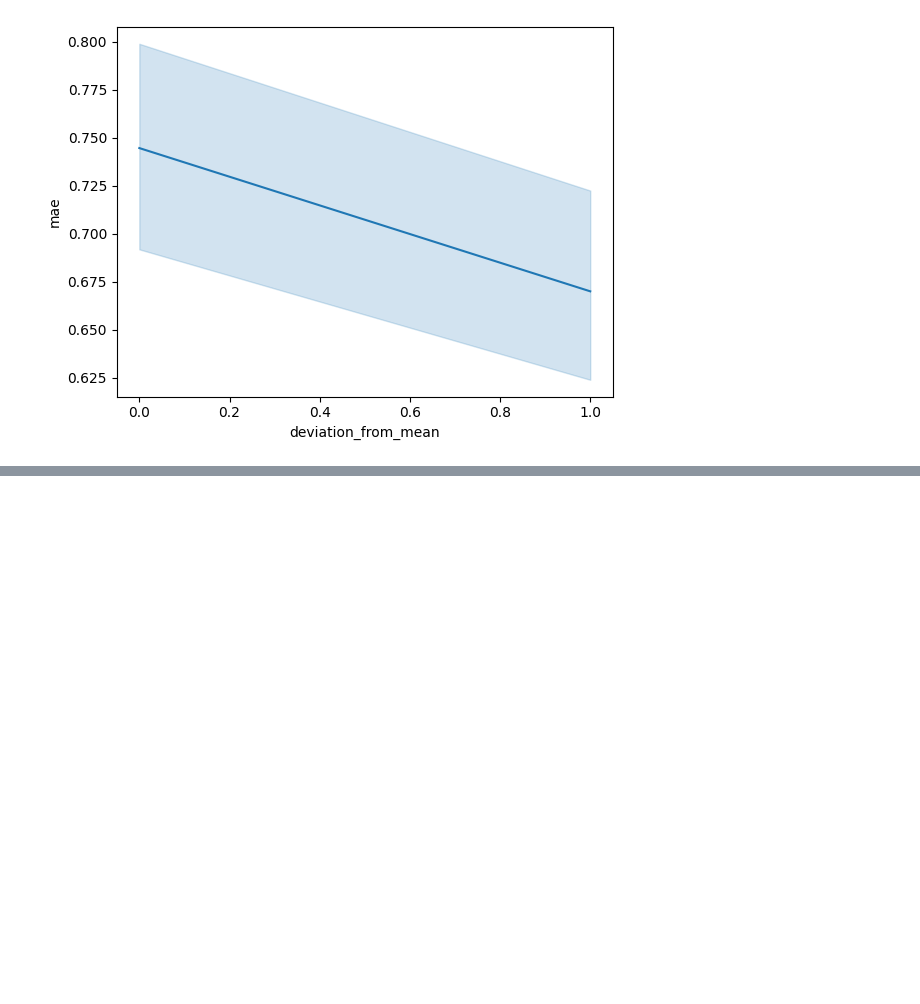
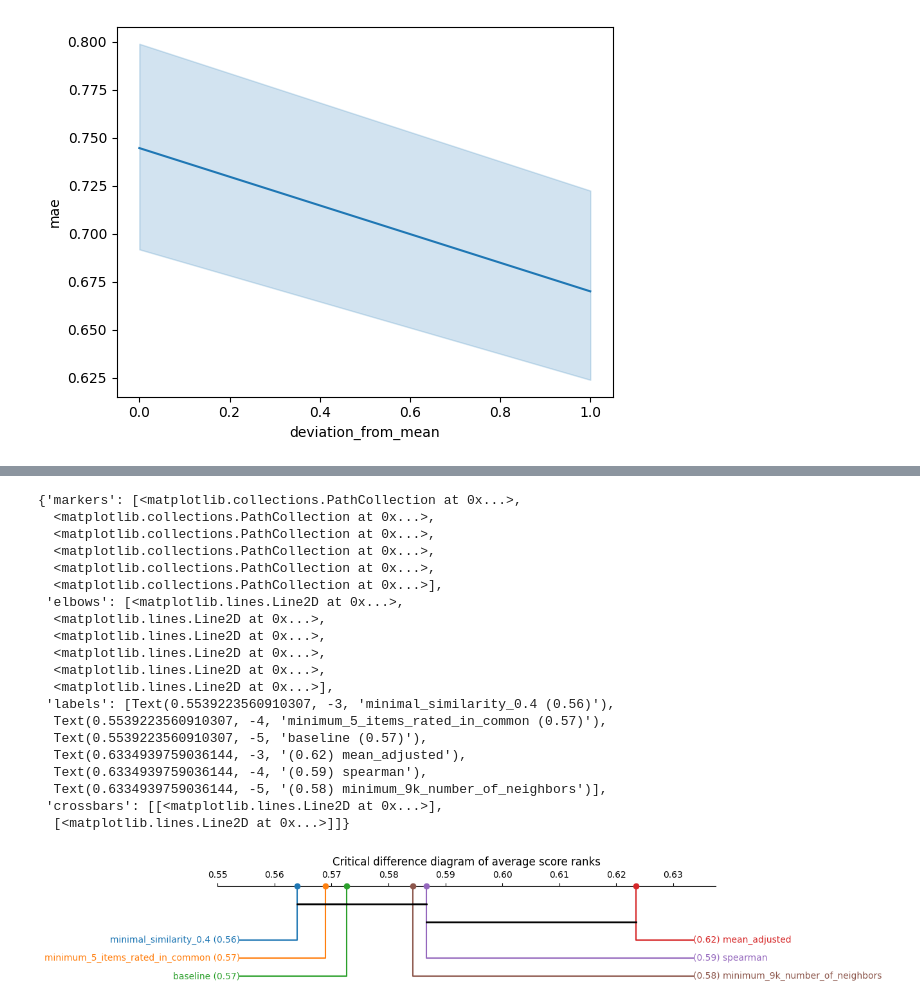
Before and after one commit to fkemeth/book_collaborative_filtering, a Jupyter notebook: evaluate_book_cf.ipynb, the cells around one changed output, grey strips where cells are left out. Cells and saved outputs as stored; diff of their text form; code cells hidden in the pictures; blank space fills up the shorter version.

```diff
--- a/evaluate_book_cf.ipynb
+++ b/evaluate_book_cf.ipynb
@@ -230,0 +278,28 @@ sns.lineplot(data=pd.concat([metrics_baseline, metrics_mean_adjusted], axis=0) ,
+# %%
+avg_rank = data.groupby('cv_fold').score.rank(pct=True).groupby(data.estimator).mean()
+
+plt.figure(figsize=(10, 2), dpi=100)
+plt.title('Critical difference diagram of average score ranks')
+sp.critical_difference_diagram(avg_rank, test_results)
+# %% [output]
+{'markers': [<matplotlib.collections.PathCollection at 0x...>,
+  <matplotlib.collections.PathCollection at 0x...>,
+  <matplotlib.collections.PathCollection at 0x...>,
+  <matplotlib.collections.PathCollection at 0x...>,
+  <matplotlib.collections.PathCollection at 0x...>,
+  <matplotlib.collections.PathCollection at 0x...>],
+ 'elbows': [<matplotlib.lines.Line2D at 0x...>,
+  <matplotlib.lines.Line2D at 0x...>,
+  <matplotlib.lines.Line2D at 0x...>,
+  <matplotlib.lines.Line2D at 0x...>,
+  <matplotlib.lines.Line2D at 0x...>,
+  <matplotlib.lines.Line2D at 0x...>],
+ 'labels': [Text(0.5539223560910307, -3, 'minimal_similarity_0.4 (0.56)'),
+  Text(0.5539223560910307, -4, 'minimum_5_items_rated_in_common (0.57)'),
+  Text(0.5539223560910307, -5, 'baseline (0.57)'),
+  Text(0.6334939759036144, -3, '(0.62) mean_adjusted'),
+  Text(0.6334939759036144, -4, '(0.59) spearman'),
+  Text(0.6334939759036144, -5, '(0.58) minimum_9k_number_of_neighbors')],
+ 'crossbars': [[<matplotlib.lines.Line2D at 0x...>],
+  [<matplotlib.lines.Line2D at 0x...>]]}
+[figure, added]
```
Also changed, not shown: parts of 3 cells of this notebook, 1 other file.
